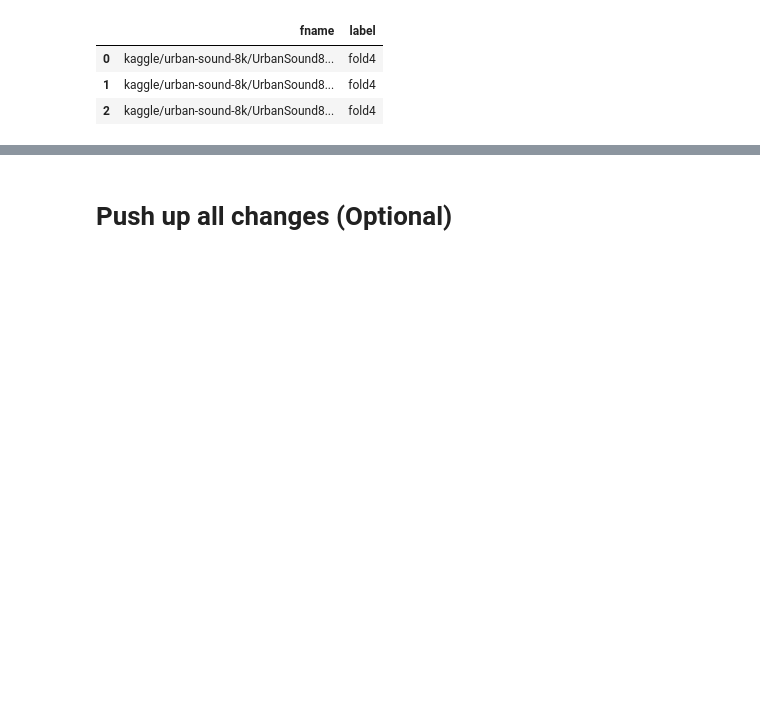
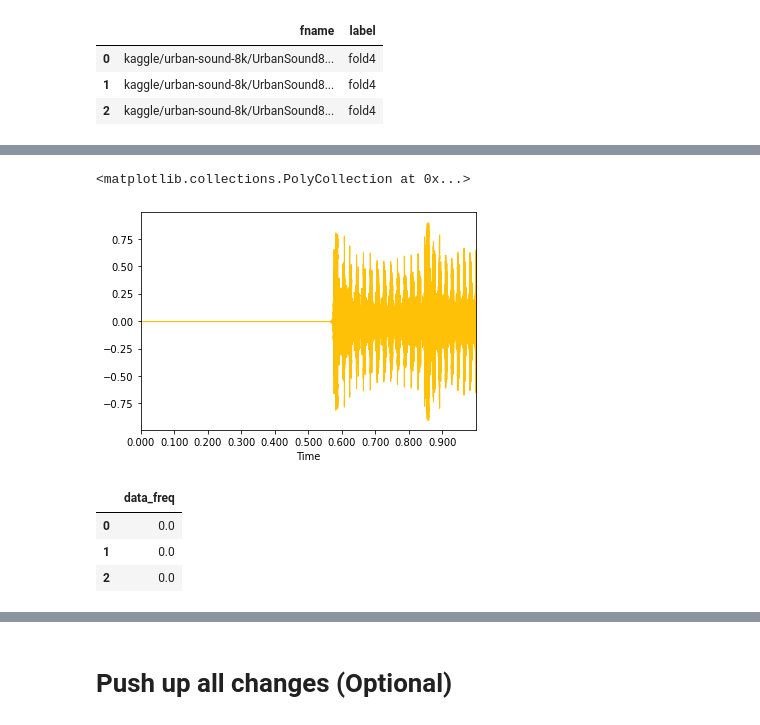
Before and after one commit to PacktPublishing/Data-Augmentation-with-Python, a Jupyter notebook: data_augmentation_with_python_chapter_7.ipynb, the cells around one changed output, grey strips where cells are left out. Cells and saved outputs as stored; diff of their text form; code cells hidden in the pictures; blank space fills up the shorter version.

```diff
--- a/data_augmentation_with_python_chapter_7.ipynb
+++ b/data_augmentation_with_python_chapter_7.ipynb
@@ -573,0 +306,14 @@ pluto.print_aug_word_reserved(pluto.df_twitter_data, col_dest='clean_tweet',
+# %%
+librosa.display.waveplot(data_freq[:sam_rate], sr=sam_rate, color='#ffc107')
+# %% [output]
+<matplotlib.collections.PolyCollection at 0x...>
+[figure, added]
+# %%
+import pandas
+df = pandas.DataFrame(data_freq, columns=['data_freq'])
+df.head(3)
+# %% [output]
+|  | data_freq |
+| 0 | 0.0 |
+| 1 | 0.0 |
+| 2 | 0.0 |
```
Also changed, not shown: parts of 88 cells of this notebook.
